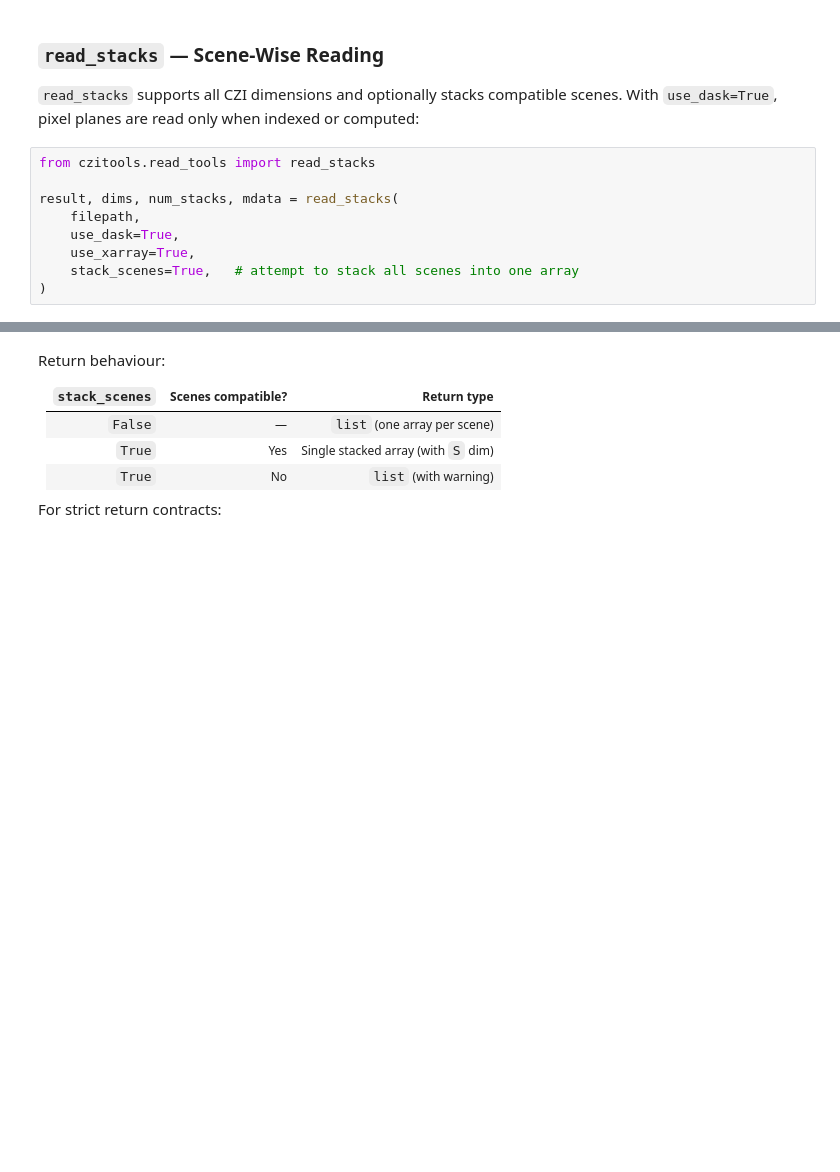
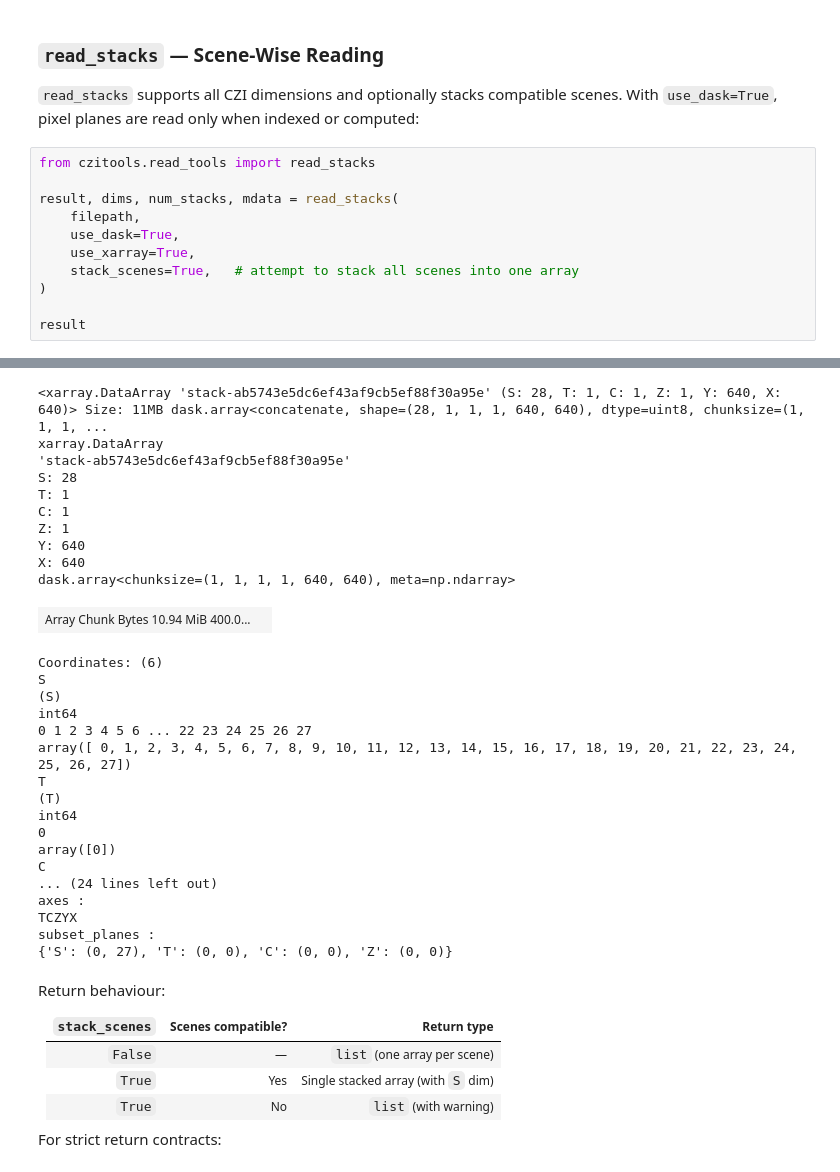
Before and after one commit to sebi06/czitools, a Jupyter notebook: demo/notebooks/czitools_usage_demo.ipynb, the cells around one changed output, grey strips where cells are left out. Cells and saved outputs as stored; diff of their text form; blank space fills up the shorter version.

```diff
--- a/demo/notebooks/czitools_usage_demo.ipynb
+++ b/demo/notebooks/czitools_usage_demo.ipynb
@@ -207,4 +212,6 @@ result, dims, num_stacks, mdata = read_stacks(
     use_xarray=True,
     stack_scenes=True,   # attempt to stack all scenes into one array
 )
+
+result
 # %% [output]
@@ -215,3 +222,31 @@ result, dims, num_stacks, mdata = read_stacks(
+<xarray.DataArray 'stack-ab5743e5dc6ef43af9cb5ef88f30a95e' (S: 28, T: 1, C: 1, Z: 1, Y: 640, X: 640)> Size: 11MB dask.array<concatenate, shape=(28, 1, 1, 1, 640, 640), dtype=uint8, chunksize=(1, 1, 1, ...
+xarray.DataArray
+'stack-ab5743e5dc6ef43af9cb5ef88f30a95e'
+S: 28
+T: 1
+C: 1
+Z: 1
+Y: 640
+X: 640
+dask.array<chunksize=(1, 1, 1, 1, 640, 640), meta=np.ndarray>
+| Array Chunk Bytes 10.94 MiB 400.0... |  |
+Coordinates: (6)
+S
+(S)
+int64
+0 1 2 3 4 5 6 ... 22 23 24 25 26 27
+array([ 0, 1, 2, 3, 4, 5, 6, 7, 8, 9, 10, 11, 12, 13, 14, 15, 16, 17, 18, 19, 20, 21, 22, 23, 24, 25, 26, 27])
+T
+(T)
+int64
+0
+array([0])
+C
+... (24 lines left out)
+axes :
+TCZYX
+subset_planes :
+{'S': (0, 27), 'T': (0, 0), 'C': (0, 0), 'Z': (0, 0)}
 # %% [markdown]
 Return behaviour:
 
```
Also changed, not shown: parts of 17 cells of this notebook, 3 other files.
